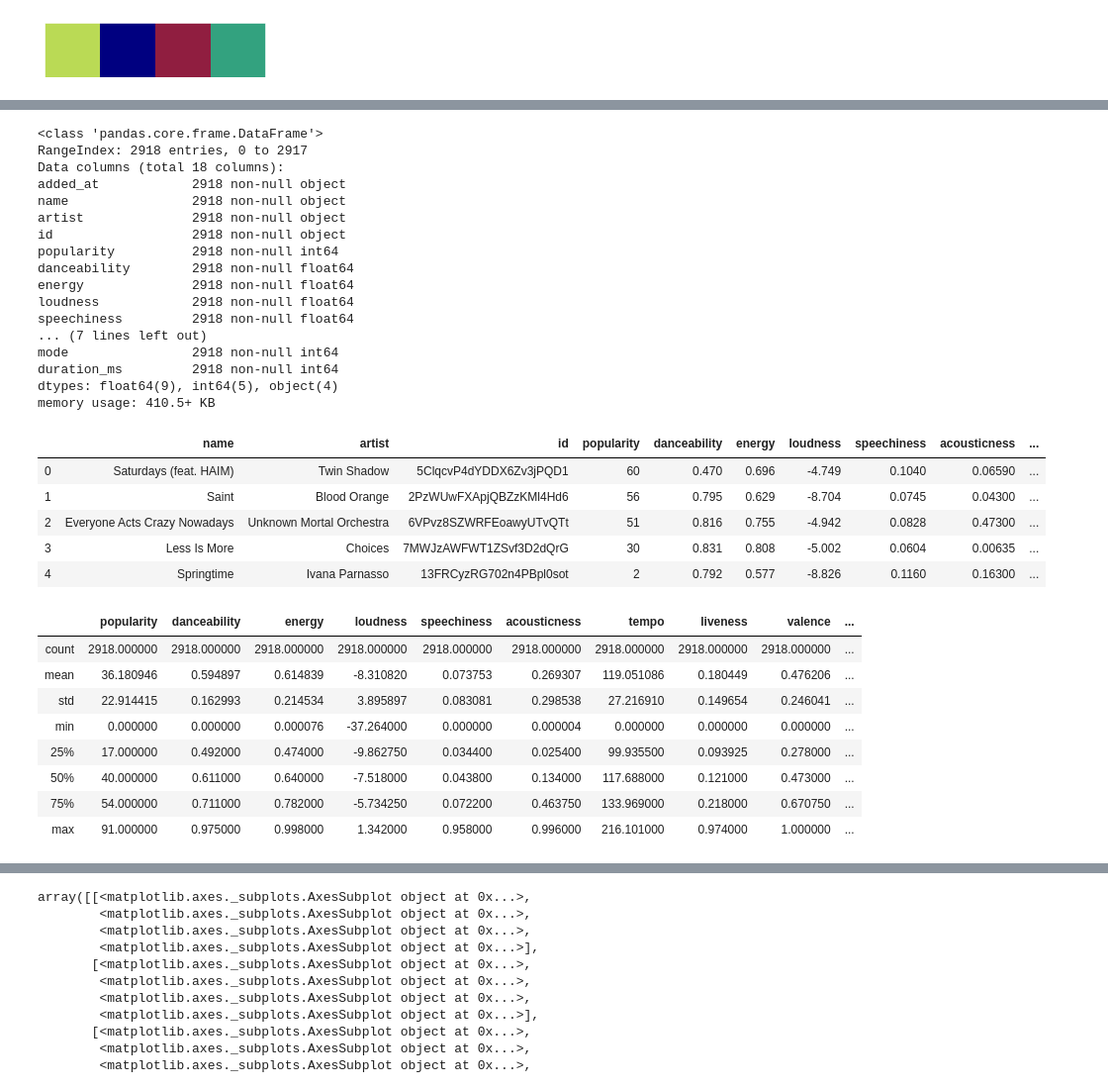
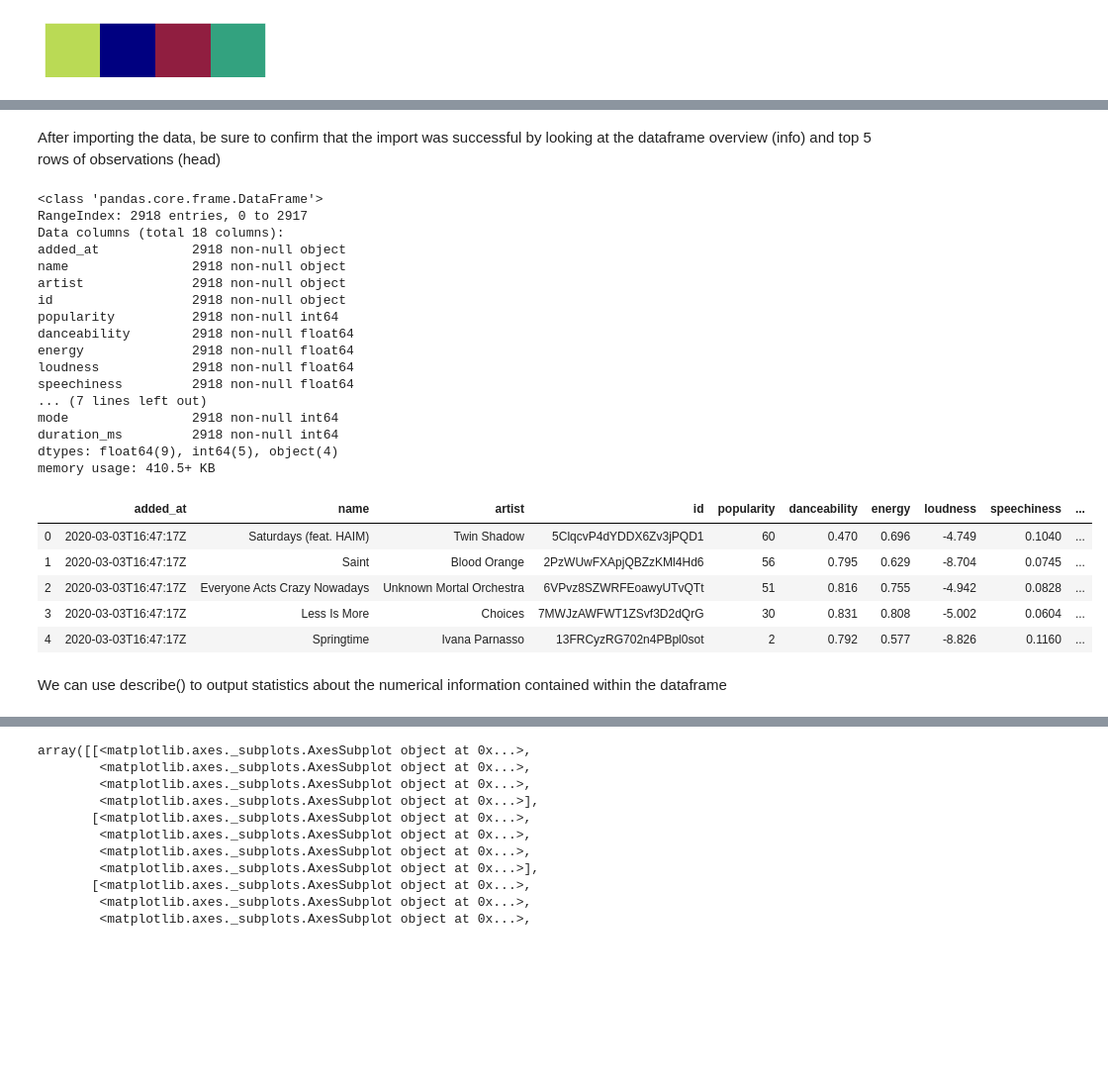
Before and after one commit to SylCard/Spotify-Emotions-Project, a Jupyter notebook: clustering_spotify_songs.ipynb, the cells around one changed output, grey strips where cells are left out. Shown at 99% size. Saved outputs shown, nothing was run; the diff lists cells and outputs as text; code cells hidden in the pictures; blank space fills up the shorter version.

```diff
--- a/clustering_spotify_songs.ipynb
+++ b/clustering_spotify_songs.ipynb
@@ -34,46 +39,33 @@ warnings.filterwarnings(action="ignore", message="^internal gelsd")
 # %%
-# Import my spotify data
 songs = pd.read_csv("deduplicated_tracks_from_my_playlists.csv", encoding = "latin-1")
-
-songs.info()
-# %% [output]
-<class 'pandas.core.frame.DataFrame'>
-RangeIndex: 2918 entries, 0 to 2917
-Data columns (total 18 columns):
-added_at            2918 non-null object
-name                2918 non-null object
-artist              2918 non-null object
-id                  2918 non-null object
-popularity          2918 non-null int64
-danceability        2918 non-null float64
-energy              2918 non-null float64
-loudness            2918 non-null float64
-speechiness         2918 non-null float64
-... (7 lines left out)
-mode                2918 non-null int64
-duration_ms         2918 non-null int64
-dtypes: float64(9), int64(5), object(4)
-memory usage: 410.5+ KB
+# %% [markdown]
+After importing the data, be sure to confirm that the import was successful by looking at the dataframe overview (info) and top 5 rows of observations (head)
 # %%
-songs = songs.drop('added_at', axis = 1)
+songs.info()
 songs.head()
 # %% [output]
+<class 'pandas.core.frame.DataFrame'>
+RangeIndex: 2918 entries, 0 to 2917
+Data columns (total 18 columns):
+added_at            2918 non-null object
+name                2918 non-null object
+artist              2918 non-null object
+id                  2918 non-null object
+popularity          2918 non-null int64
+danceability        2918 non-null float64
+energy              2918 non-null float64
+loudness            2918 non-null float64
+speechiness         2918 non-null float64
+... (7 lines left out)
+mode                2918 non-null int64
+duration_ms         2918 non-null int64
+dtypes: float64(9), int64(5), object(4)
+memory usage: 410.5+ KB
-|  | name | artist | id | popularity | danceability | energy | loudness | speechiness | acousticness | ... |
-| 0 | Saturdays (feat. HAIM) | Twin Shadow | 5ClqcvP4dYDDX6Zv3jPQD1 | 60 | 0.470 | 0.696 | -4.749 | 0.1040 | 0.06590 | ... |
-| 1 | Saint | Blood Orange | 2PzWUwFXApjQBZzKMl4Hd6 | 56 | 0.795 | 0.629 | -8.704 | 0.0745 | 0.04300 | ... |
-| 2 | Everyone Acts Crazy Nowadays | Unknown Mortal Orchestra | 6VPvz8SZWRFEoawyUTvQTt | 51 | 0.816 | 0.755 | -4.942 | 0.0828 | 0.47300 | ... |
-| 3 | Less Is More | Choices | 7MWJzAWFWT1ZSvf3D2dQrG | 30 | 0.831 | 0.808 | -5.002 | 0.0604 | 0.00635 | ... |
-| 4 | Springtime | Ivana Parnasso | 13FRCyzRG702n4PBpl0sot | 2 | 0.792 | 0.577 | -8.826 | 0.1160 | 0.16300 | ... |
+|  | added_at | name | artist | id | popularity | danceability | energy | loudness | speechiness | ... |
+| 0 | 2020-03-03T16:47:17Z | Saturdays (feat. HAIM) | Twin Shadow | 5ClqcvP4dYDDX6Zv3jPQD1 | 60 | 0.470 | 0.696 | -4.749 | 0.1040 | ... |
+| 1 | 2020-03-03T16:47:17Z | Saint | Blood Orange | 2PzWUwFXApjQBZzKMl4Hd6 | 56 | 0.795 | 0.629 | -8.704 | 0.0745 | ... |
+| 2 | 2020-03-03T16:47:17Z | Everyone Acts Crazy Nowadays | Unknown Mortal Orchestra | 6VPvz8SZWRFEoawyUTvQTt | 51 | 0.816 | 0.755 | -4.942 | 0.0828 | ... |
+| 3 | 2020-03-03T16:47:17Z | Less Is More | Choices | 7MWJzAWFWT1ZSvf3D2dQrG | 30 | 0.831 | 0.808 | -5.002 | 0.0604 | ... |
+| 4 | 2020-03-03T16:47:17Z | Springtime | Ivana Parnasso | 13FRCyzRG702n4PBpl0sot | 2 | 0.792 | 0.577 | -8.826 | 0.1160 | ... |
-# %%
-# to describe numerical features we can use describe()
-songs.describe()
-# %% [output]
-|  | popularity | danceability | energy | loudness | speechiness | acousticness | tempo | liveness | valence | ... |
-| count | 2918.000000 | 2918.000000 | 2918.000000 | 2918.000000 | 2918.000000 | 2918.000000 | 2918.000000 | 2918.000000 | 2918.000000 | ... |
-| mean | 36.180946 | 0.594897 | 0.614839 | -8.310820 | 0.073753 | 0.269307 | 119.051086 | 0.180449 | 0.476206 | ... |
-| std | 22.914415 | 0.162993 | 0.214534 | 3.895897 | 0.083081 | 0.298538 | 27.216910 | 0.149654 | 0.246041 | ... |
-| min | 0.000000 | 0.000000 | 0.000076 | -37.264000 | 0.000000 | 0.000004 | 0.000000 | 0.000000 | 0.000000 | ... |
-| 25% | 17.000000 | 0.492000 | 0.474000 | -9.862750 | 0.034400 | 0.025400 | 99.935500 | 0.093925 | 0.278000 | ... |
-| 50% | 40.000000 | 0.611000 | 0.640000 | -7.518000 | 0.043800 | 0.134000 | 117.688000 | 0.121000 | 0.473000 | ... |
-| 75% | 54.000000 | 0.711000 | 0.782000 | -5.734250 | 0.072200 | 0.463750 | 133.969000 | 0.218000 | 0.670750 | ... |
-| max | 91.000000 | 0.975000 | 0.998000 | 1.342000 | 0.958000 | 0.996000 | 216.101000 | 0.974000 | 1.000000 | ... |
+# %% [markdown]
+We can use describe() to output statistics about the numerical information contained within the dataframe
```
Also changed, not shown: parts of 70 cells of this notebook, 3 other files.
